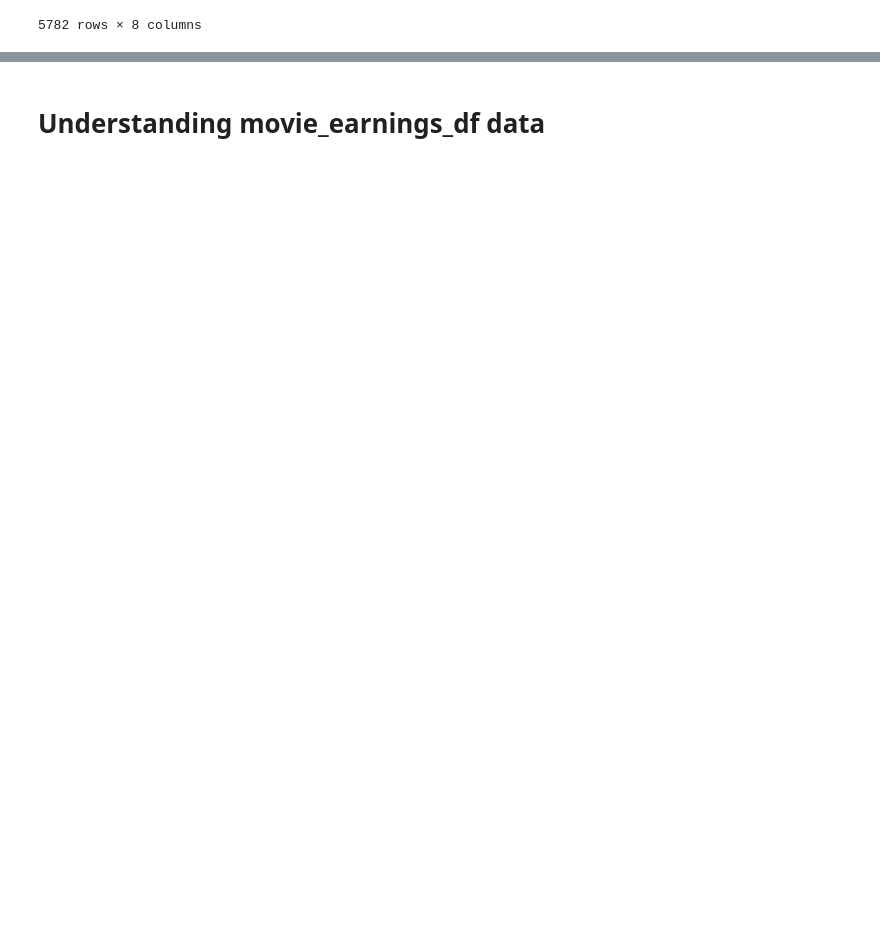
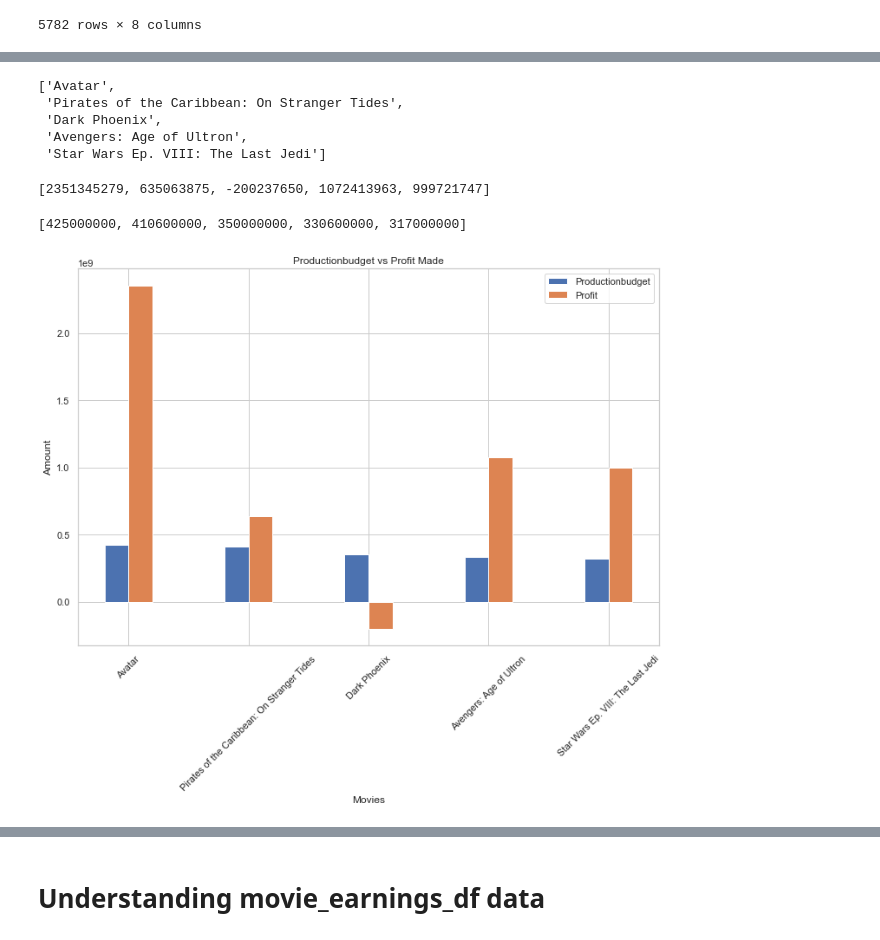
Before and after one commit to WendyMwiti/microsoft_movie_analysis, a Jupyter notebook: zippedData/Moviesmicrosoft.ipynb, the cells around one changed output, grey strips where cells are left out. Drawn from its saved outputs; the diff is of its cells as text; code cells hidden in the pictures; blank space fills up the shorter version.

Commit message:
Got a couple of visualizations done

```diff
--- a/zippedData/Moviesmicrosoft.ipynb
+++ b/zippedData/Moviesmicrosoft.ipynb
@@ -453,0 +469,52 @@ plt.show()
+# %%
+b = [movie_budgets_df['movie'][0],
+movie_budgets_df['movie'][1],
+ movie_budgets_df['movie'][2],
+movie_budgets_df['movie'][3],
+ movie_budgets_df['movie'][4]]
+b
+# %% [output]
+['Avatar',
+ 'Pirates of the Caribbean: On Stranger Tides',
+ 'Dark Phoenix',
+ 'Avengers: Age of Ultron',
+ 'Star Wars Ep. VIII: The Last Jedi']
+# %%
+c = [movie_budgets_df['profit'][0],
+movie_budgets_df['profit'][1],
+ movie_budgets_df['profit'][2],
+movie_budgets_df['profit'][3],
+ movie_budgets_df['profit'][4]]
+c
+# %% [output]
+[2351345279, 635063875, -200237650, 1072413963, 999721747]
+# %%
+d = [movie_budgets_df['production_budget'][0],
+movie_budgets_df['production_budget'][1],
+ movie_budgets_df['production_budget'][2],
+movie_budgets_df['production_budget'][3],
+ movie_budgets_df['production_budget'][4]]
+d
+# %% [output]
+[425000000, 410600000, 350000000, 330600000, 317000000]
+# %%
+w = 0.2
+x = b
+productionbudget = d
+profit = c
+
+bar1=np.arange(len(x))
+bar2=[i+w for i in bar1]
+
+plt.bar(bar1, productionbudget, w, label='Productionbudget')
+plt.bar(bar2, profit, w, label='Profit')
+
+plt.xlabel('Movies')
+plt.ylabel('Amount')
+plt.title('Productionbudget vs Profit Made')
+plt.xticks(bar1 + w/2, x)
+plt.xticks(rotation='45')
+plt.legend()
+plt.show()
+# %% [output]
+[figure, added]
```
Also changed, not shown: parts of 68 cells of this notebook.
